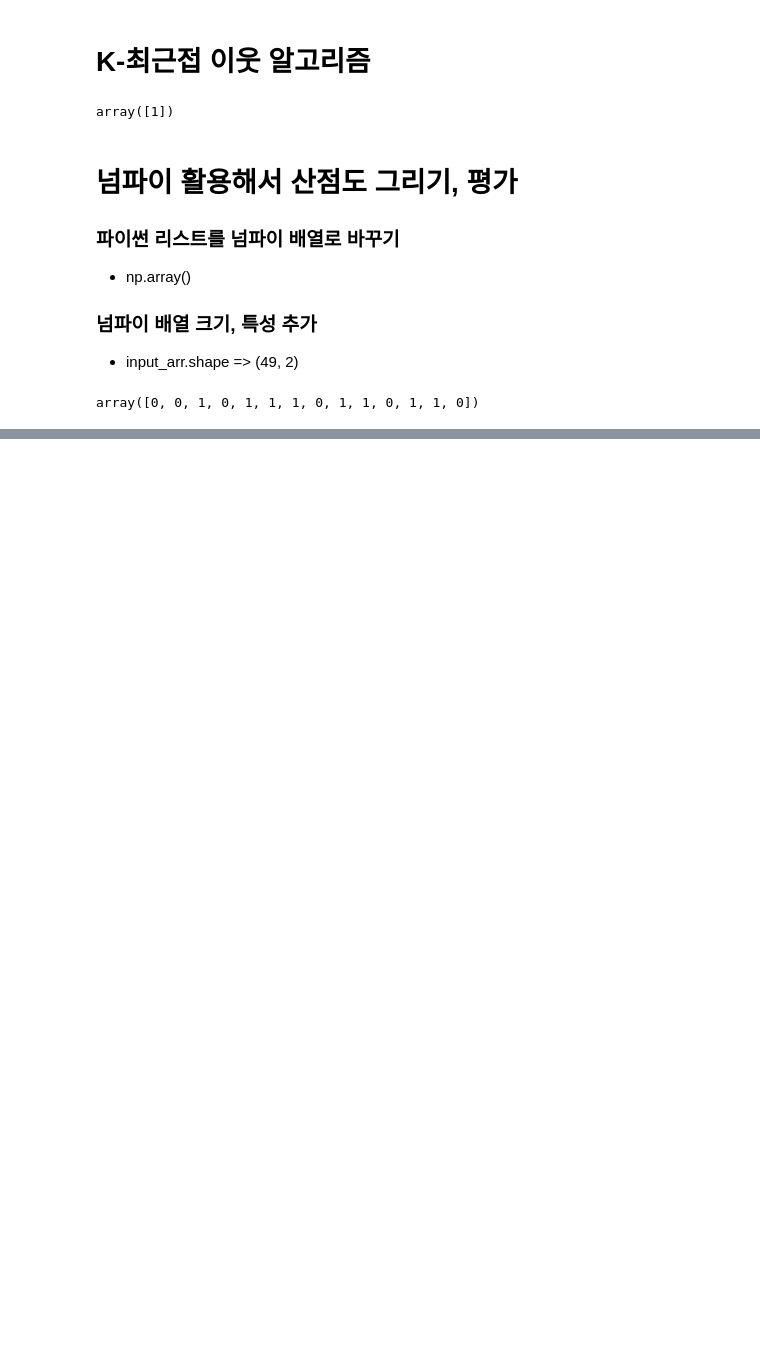
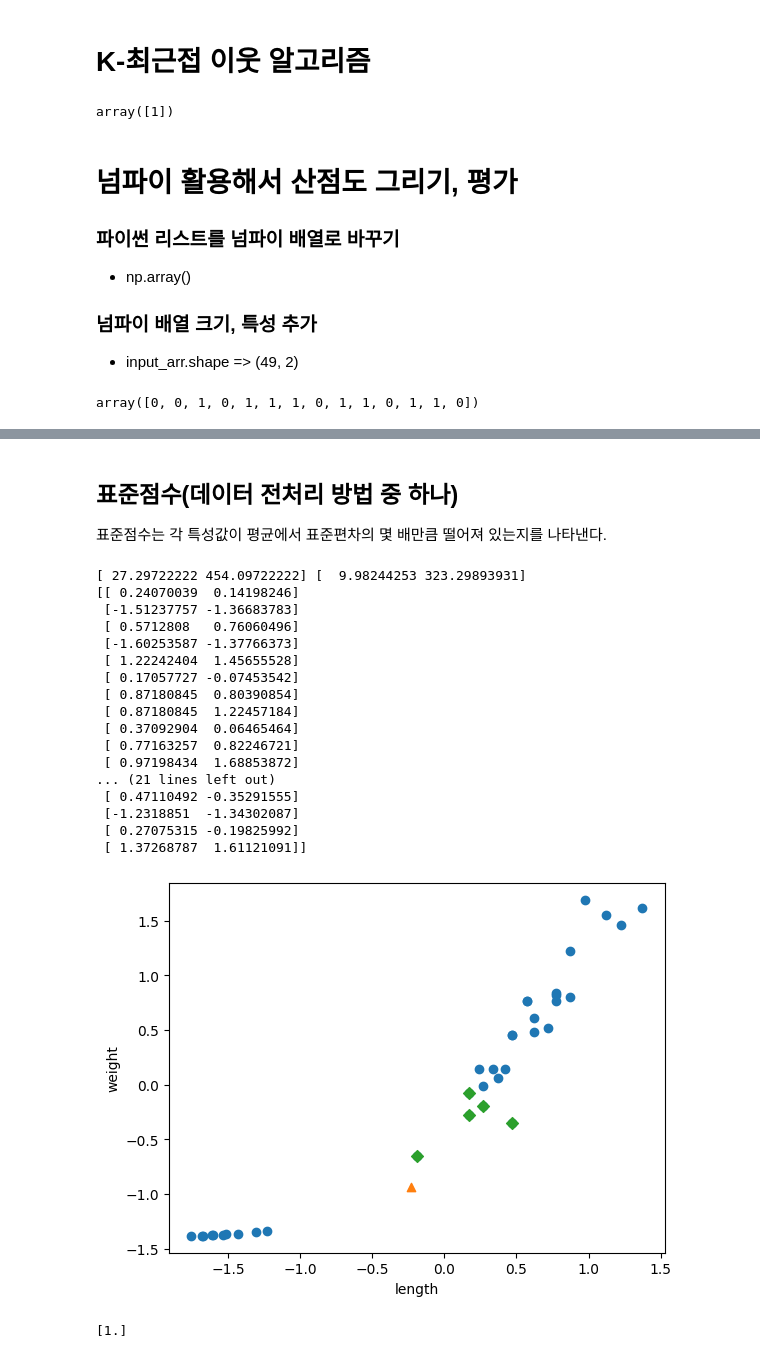
Before and after one commit to dkaskgkdua/ai_study, a Jupyter notebook: ai_test.ipynb, the cells around one changed output, grey strips where cells are left out. Saved outputs shown, nothing was run; the diff lists cells and outputs as text; code cells hidden in the pictures; blank space fills up the shorter version.

```diff
--- a/ai_test.ipynb
+++ b/ai_test.ipynb
@@ -97,0 +171,80 @@ array([0, 0, 1, 0, 1, 1, 1, 0, 1, 1, 0, 1, 1, 0])
+# %% [markdown]
+## 표준점수(데이터 전처리 방법 중 하나)
+표준점수는 각 특성값이 평균에서 표준편차의 몇 배만큼 떨어져 있는지를 나타낸다.
+# %%
+import numpy as np
+from sklearn.model_selection import train_test_split
+import matplotlib.pyplot as plt
+from sklearn.neighbors import KNeighborsClassifier
+
+fish_length = [25.4, 26.3, 26.5, 29.0, 29.0, 29.7, 29.7, 30.0, 30.0, 30.7, 31.0, 31.0,
+                31.5, 32.0, 32.0, 32.0, 33.0, 33.0, 33.5, 33.5, 34.0, 34.0, 34.5, 35.0,
+                35.0, 35.0, 35.0, 36.0, 36.0, 37.0, 38.5, 38.5, 39.5, 41.0, 41.0, 9.8,
+                10.5, 10.6, 11.0, 11.2, 11.3, 11.8, 11.8, 12.0, 12.2, 12.4, 13.0, 14.3, 15.0]
+fish_weight = [242.0, 290.0, 340.0, 363.0, 430.0, 450.0, 500.0, 390.0, 450.0, 500.0, 475.0, 500.0,
+                500.0, 340.0, 600.0, 600.0, 700.0, 700.0, 610.0, 650.0, 575.0, 685.0, 620.0, 680.0,
+                700.0, 725.0, 720.0, 714.0, 850.0, 1000.0, 920.0, 955.0, 925.0, 975.0, 950.0, 6.7,
+                7.5, 7.0, 9.7, 9.8, 8.7, 10.0, 9.9, 9.8, 12.2, 13.4, 12.2, 19.7, 19.9]
+
+fish_data = np.column_stack((fish_length, fish_weight))
+
+# print(fish_data[:5])
+
+fish_target = np.concatenate((np.ones(35), np.zeros(14)))
+
+# print(fish_target)
+#  random_state는 랜덤 시드 지정
+# stratify는 샘플링 편향을 막기 위해 해당 데이터를 클래스 비율에 맞게 데이터를 나눠줌
+train_input, test_input, train_target, test_target = train_test_split(fish_data, fish_target, stratify=fish_target, random_state = 42)
+
+# 평균
+mean = np.mean(train_input, axis=0)
+# 표준편차
+std = np.std(train_input, axis=0)
+
+print(mean,std)
+
+train_scaled = (train_input - mean) / std
+
+kn.fit(train_scaled, train_target)
+
+print(train_scaled)
+
+new = ([25, 150] - mean) / std
+
+# 가장 가까운 이웃 5 확인용
+distances, indexes = kn.kneighbors([new])
+
+plt.scatter(train_scaled[:,0], train_scaled[:,1])
+plt.scatter(new[0], new[1], marker='^')
+plt.scatter(train_scaled[indexes, 0], train_scaled[indexes, 1], marker='D')
+plt.xlabel('length')
+plt.ylabel('weight')
+plt.show()
+
+# 훈련용
+test_scaled = (test_input - mean) / std
+kn.score(test_scaled, test_target)
+
+# 임의 테스트
+print(kn.predict([new]))
+# %% [output]
+[ 27.29722222 454.09722222] [  9.98244253 323.29893931]
+[[ 0.24070039  0.14198246]
+ [-1.51237757 -1.36683783]
+ [ 0.5712808   0.76060496]
+ [-1.60253587 -1.37766373]
+ [ 1.22242404  1.45655528]
+ [ 0.17057727 -0.07453542]
+ [ 0.87180845  0.80390854]
+ [ 0.87180845  1.22457184]
+ [ 0.37092904  0.06465464]
+ [ 0.77163257  0.82246721]
+ [ 0.97198434  1.68853872]
+... (21 lines left out)
+ [ 0.47110492 -0.35291555]
+ [-1.2318851  -1.34302087]
+ [ 0.27075315 -0.19825992]
+ [ 1.37268787  1.61121091]]
+[figure, added]
+[1.]
```
Also changed, not shown: parts of 2 cells of this notebook.
